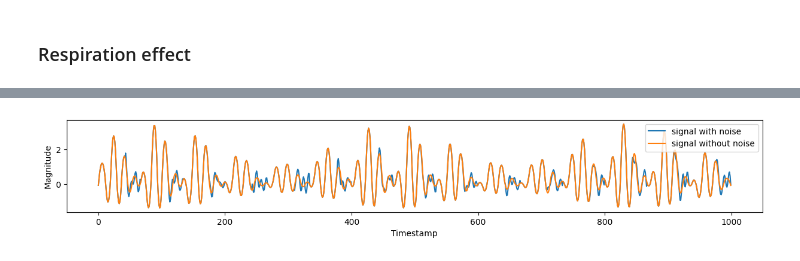
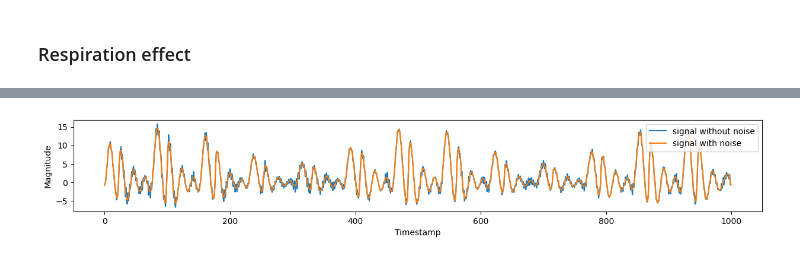
Before and after one commit to wsonguga/DataDemo, a Jupyter notebook: bsg_simulation/test.ipynb, the cells around one changed output, grey strips where cells are left out. Cells and saved outputs as stored; diff of their text form; code cells hidden in the pictures.

```diff
--- a/bsg_simulation/test.ipynb
+++ b/bsg_simulation/test.ipynb
@@ -100,18 +106,17 @@ plt.show()
 # %%
 import numpy as np
 import matplotlib.pyplot as plt
 from utils import white_noise
 
-data_all_rr = np.load("./data/dataWV_all_rr.npy")
-data_test_without_noise = data_all_rr[int(data_all_rr.shape[0]*0.8):]
-data_test_with_noise = np.load('./data/data_test.npy')
+data_train_rr = np.load("./data/BSG_train_rr.npy")
+data_train_rr_noise = np.load('./data/BSG_train_rr_noise.npy')
 
 plt.figure(figsize=(15,2))
-plt.plot(data_test_with_noise[0,:1000],label="signal with noise")
-plt.plot(data_test_without_noise[0,:1000],label="signal without noise")
+plt.plot(data_train_rr_noise[0,:1000],label="signal without noise")
+plt.plot(data_train_rr[0,:1000],label="signal with noise")
 plt.xlabel("Timestamp")
 plt.ylabel("Magnitude")
 plt.legend()
 plt.show()
 # %% [output]
-[figure, old version]
+[figure, new version]
```
Also changed, not shown: parts of 6 cells of this notebook, 9 other files.
